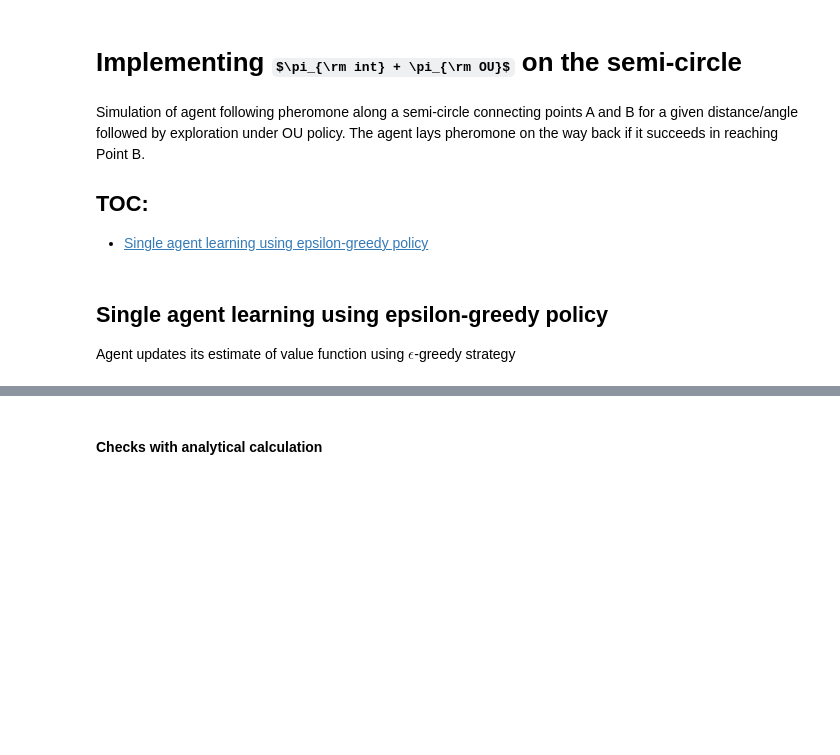
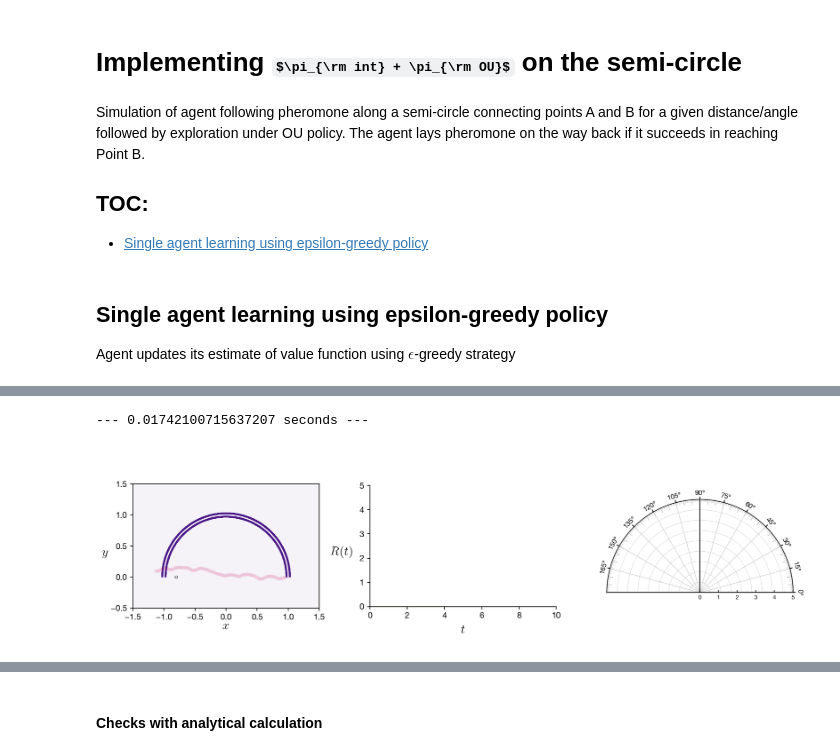
Before and after one commit to sgangaprasath/CollectiveTradeoff, a Jupyter notebook: TDLearning.ipynb, the cells around one changed output, grey strips where cells are left out. Drawn from its saved outputs; the diff is of its cells as text; code cells hidden in the pictures; some formulas as TeX source; blank space fills up the shorter version.

```diff
--- a/TDLearning.ipynb
+++ b/TDLearning.ipynb
@@ -302,0 +450,42 @@ Generate video to see the evolution of $v(s_c)$
+# %%
+import importlib
+importlib.reload(pR)
+# Simple 1-epoch run
+p = pR.params()
+ag = ouAgent(p)
+start_time = time.time()
+rxFull = np.array(p.rInit[0])
+ryFull = np.array(p.rInit[1])
+# thetFull = np.array(p.thetInit)
+phxFull = np.array(np.cos(p.thetInit))
+phyFull = np.array(np.sin(p.thetInit))
+rwdFull = np.array(0.0)
+p.nSc = np.random.uniform(0,np.pi)*(p.a-p.pt)//p.l
+ag.sInd = p.nSc
+ag.rEff = np.array([p.a*np.cos(p.nSc*p.l/p.a), p.a*np.sin(p.nSc*p.l/p.a)])
+p.tgtOU = np.array([-2*np.cos(p.nSc*p.l/2) + p.a, 0.])
+while ag.sInd <= p.nSteps:
+    if ag.sInd == p.nSc:
+        #Diffusion as a function of \phi_c or equivalently s_c
+        ag.phiSc = np.arctan2(ag.rEff[1], ag.rEff[0])
+        p.diff = p.diffCst/(np.arctan2(ag.rEff[1],ag.rEff[0]))
+        ag.ouPolicy(p)
+    else:
+        ag.ouPolicy(p)
+    ag.sTrl += p.l
+    ag.sInd += 1
+    rxFull = np.vstack((rxFull, np.array(ag.r[0])))
+    ryFull = np.vstack((ryFull, np.array(ag.r[1])))
+    phxFull = np.vstack((phxFull, np.array(np.cos(ag.thet))))
+    phyFull = np.vstack((phyFull, np.array(np.sin(ag.thet))))
+    rwdFull = np.vstack((rwdFull, np.array(ag.rwd)))
+print("--- %s seconds ---" % (time.time() - start_time))
+
+import importlib
+importlib.reload(pF)
+fix, ax = pF.plotDef(5, p, xphm, yphm, phm)
+pF.plotDat(fix, ax, p, rxFull, ryFull, phxFull, phyFull, rwdFull, ag.valFn, 10.)
+plt.show()
+# %% [output]
+--- 0.01742100715637207 seconds ---
+[figure, added]
```
Also changed, not shown: parts of 21 cells of this notebook, 7 other files.
